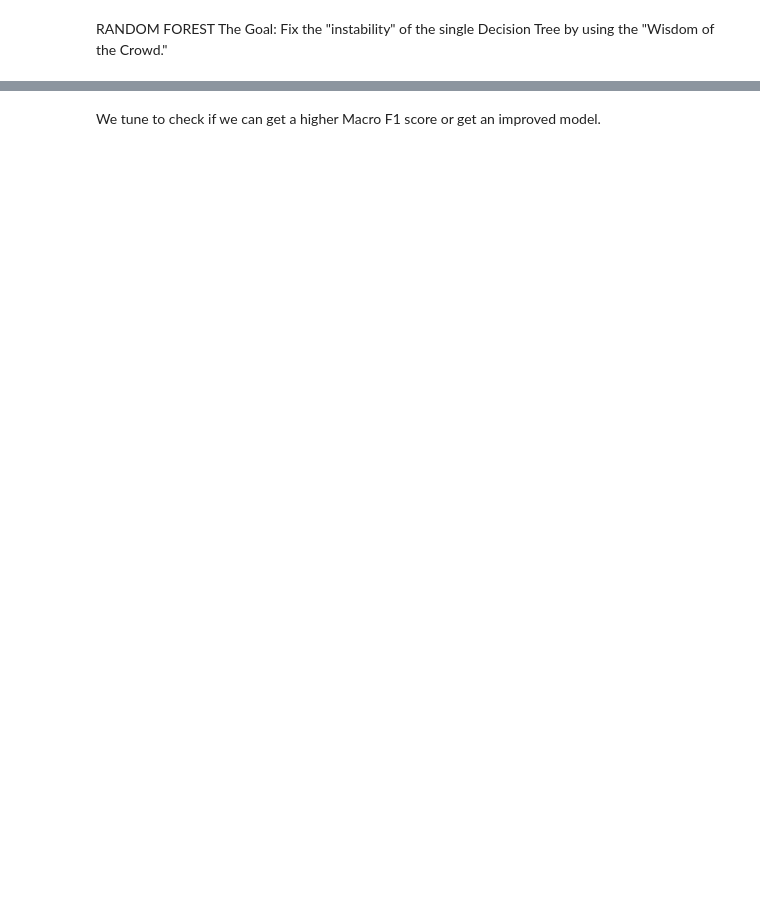
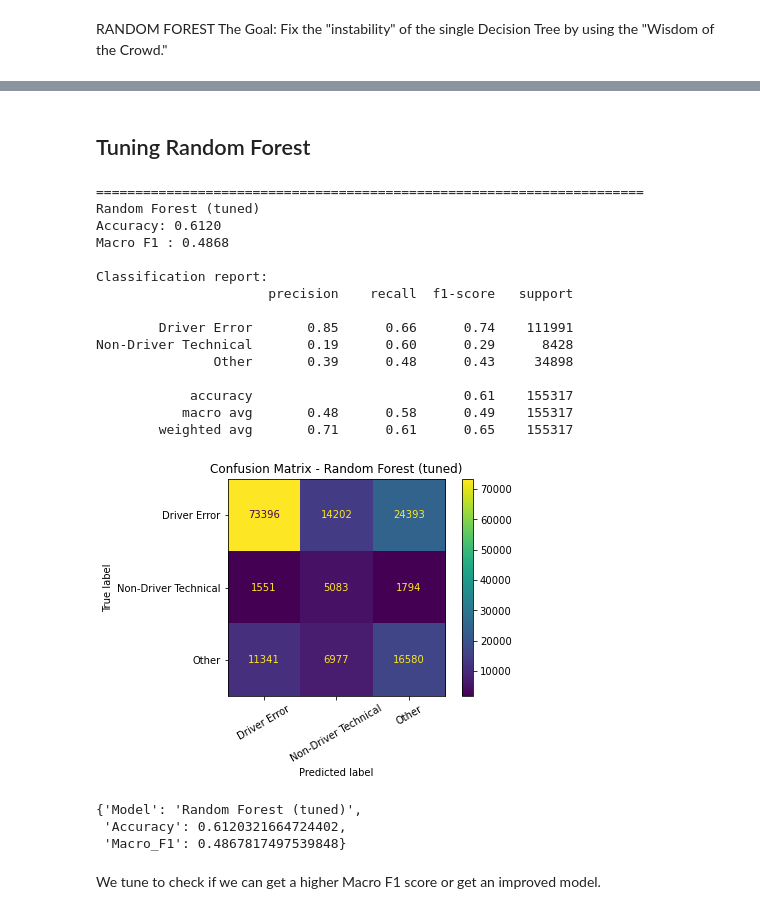
Before and after one commit to hellenmureithi/Phase_4_project, a Jupyter notebook: Notebooks/index.ipynb, the cells around one changed output, grey strips where cells are left out. Saved outputs shown, nothing was run; the diff lists cells and outputs as text; code cells hidden in the pictures; blank space fills up the shorter version.

```diff
--- a/Notebooks/index.ipynb
+++ b/Notebooks/index.ipynb
@@ -969,2 +940,40 @@ Non-Driver Technical       0.21      0.58      0.31      8424
+# %% [markdown]
+## Tuning Random Forest
+# %%
+rf_pipe_tuned = Pipeline(steps=[
+    ("preprocess", preprocessor),
+    ("model", RandomForestClassifier(
+        n_estimators=200,
+        max_depth=10,
+        min_samples_leaf=100,
+        max_features=0.3,
+        bootstrap=True,
+        class_weight="balanced_subsample",
+        n_jobs=-1,
+        random_state=42
+    ))
+])
+
+evaluate("Random Forest (tuned)", rf_pipe_tuned)
+# %% [output]
+======================================================================
+Random Forest (tuned)
+Accuracy: 0.6120
+Macro F1 : 0.4868
+
+Classification report:
+                      precision    recall  f1-score   support
+
+        Driver Error       0.85      0.66      0.74    111991
+Non-Driver Technical       0.19      0.60      0.29      8428
+               Other       0.39      0.48      0.43     34898
+
+            accuracy                           0.61    155317
+           macro avg       0.48      0.58      0.49    155317
+        weighted avg       0.71      0.61      0.65    155317
+[figure, added]
+{'Model': 'Random Forest (tuned)',
+ 'Accuracy': 0.6120321664724402,
+ 'Macro_F1': 0.4867817497539848}
 # %% [markdown]
 We tune to check if we can get a higher Macro F1 score or get an improved model.
```
Also changed, not shown: parts of 34 cells of this notebook.
